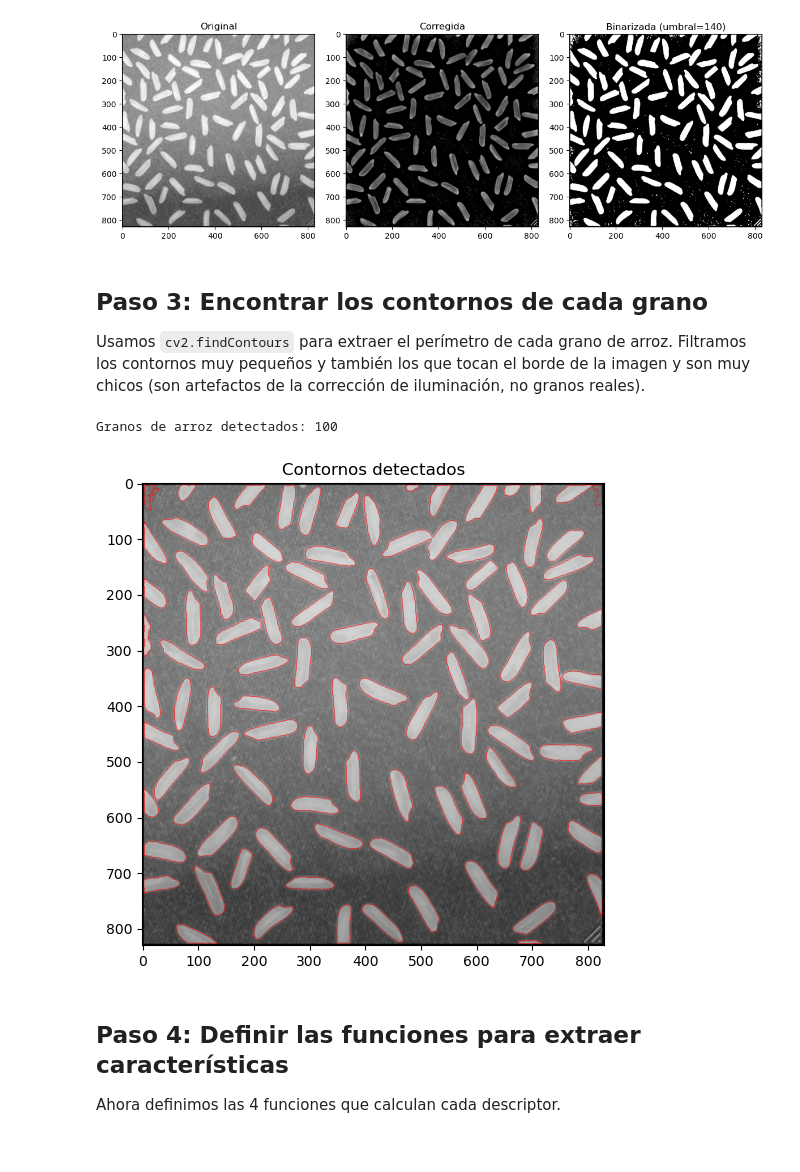
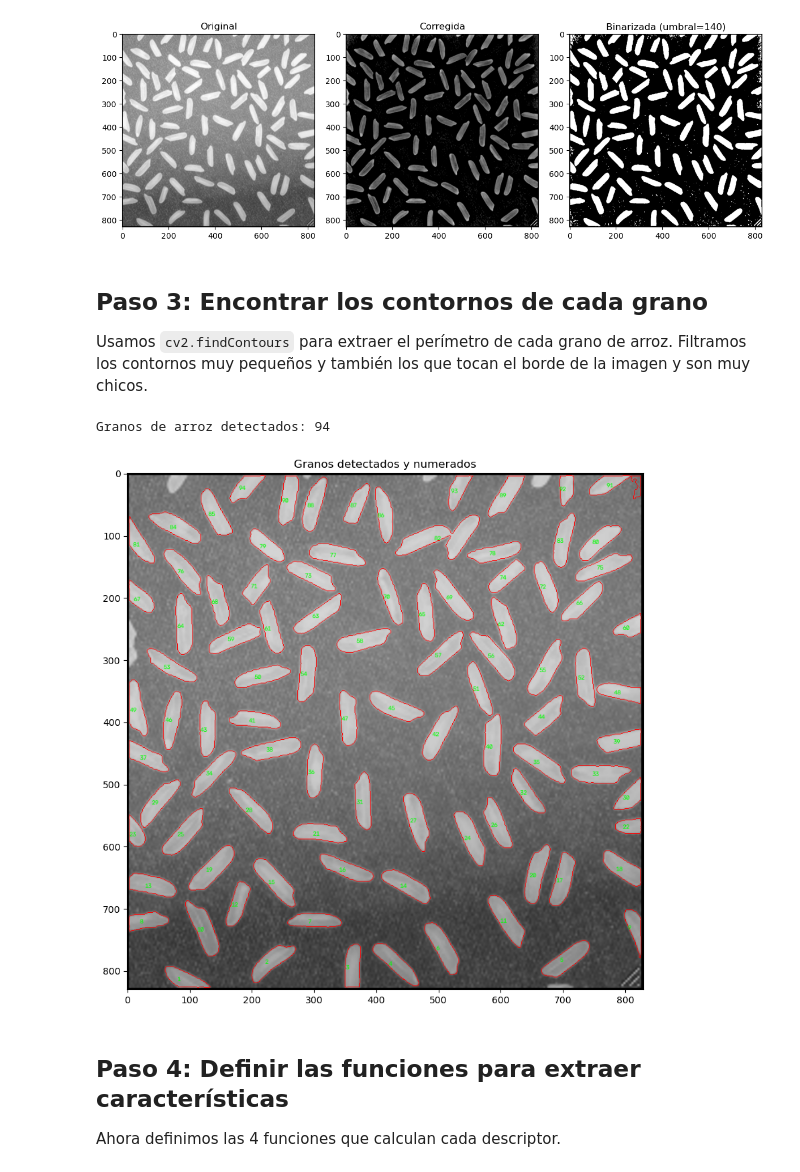
Before and after one commit to lauraromero-cm/Tareas-Patrones, a Jupyter notebook: Tarea2/tarea_02.ipynb, the cells around one changed output. Drawn from its saved outputs; the diff is of its cells as text; code cells hidden in the pictures.

```diff
--- a/Tarea2/tarea_02.ipynb
+++ b/Tarea2/tarea_02.ipynb
@@ -73,37 +73,49 @@ plt.show()
 # %% [markdown]
 ## Paso 3: Encontrar los contornos de cada grano
 Usamos `cv2.findContours` para extraer el perímetro de cada grano de arroz.
-Filtramos los contornos muy pequeños y también los que tocan el borde de la imagen y son muy chicos (son artefactos de la corrección de iluminación, no granos reales).
+Filtramos los contornos muy pequeños y también los que tocan el borde de la imagen y son muy chicos.
 # %%
 # extraemos los contornos de cada grano
 contornos, hc = cv2.findContours(bw, cv2.RETR_EXTERNAL, cv2.CHAIN_APPROX_NONE)
 
 # filtramos contornos muy chicos (ruido)
 contornos = [c for c in contornos if cv2.contourArea(c) > 200]
 
 # funcion para saber si un contorno toca el borde de la imagen
 def toca_borde(contorno, filas, columnas, margen=3):
     x, y, w, h = cv2.boundingRect(contorno)
     if x <= margen or y <= margen:
         return True
     if (x + w) >= columnas - margen or (y + h) >= filas - margen:
         return True
     return False
 
+# tratamiento de granos en el borde:
+# los que tocan el borde y son muy chicos (area < 800) son artefactos, los eliminamos
+# los que tocan el borde pero son grandes los mantenemos porque son granos reales cortados
+filas, columnas = img.shape
+contornos = [c for c in contornos if not (toca_borde(c, filas, columnas) and cv2.contourArea(c) < 800)]
 
 print("Granos de arroz detectados:", len(contornos))
 
-# dibujamos los contornos sobre la imagen para verificar
+# dibujamos los contornos y el numero de cada grano para poder ubicarlos
 img_color = cv2.cvtColor(img, cv2.COLOR_GRAY2RGB)
 cv2.drawContours(img_color, contornos, -1, (255,0,0), 1)
 
-plt.figure(figsize=(6,6))
+for idx, c in enumerate(contornos):
+    M = cv2.moments(c)
+    if M["m00"] != 0:
+        cx = int(M["m10"] / M["m00"])
+        cy = int(M["m01"] / M["m00"])
+        cv2.putText(img_color, str(idx+1), (cx-10, cy+5), cv2.FONT_HERSHEY_SIMPLEX, 0.35, (0,255,0), 1)
+
+plt.figure(figsize=(10,10))
 plt.imshow(img_color)
-plt.title('Contornos detectados')
+plt.title('Granos detectados y numerados')
 plt.show()
 # %% [output]
-Granos de arroz detectados: 100
+Granos de arroz detectados: 94
-[figure, old version]
+[figure, new version]
 # %% [markdown]
 ## Paso 4: Definir las funciones para extraer características
 Ahora definimos las 4 funciones que calculan cada descriptor.
```
Also changed, not shown: parts of 14 cells of this notebook.
